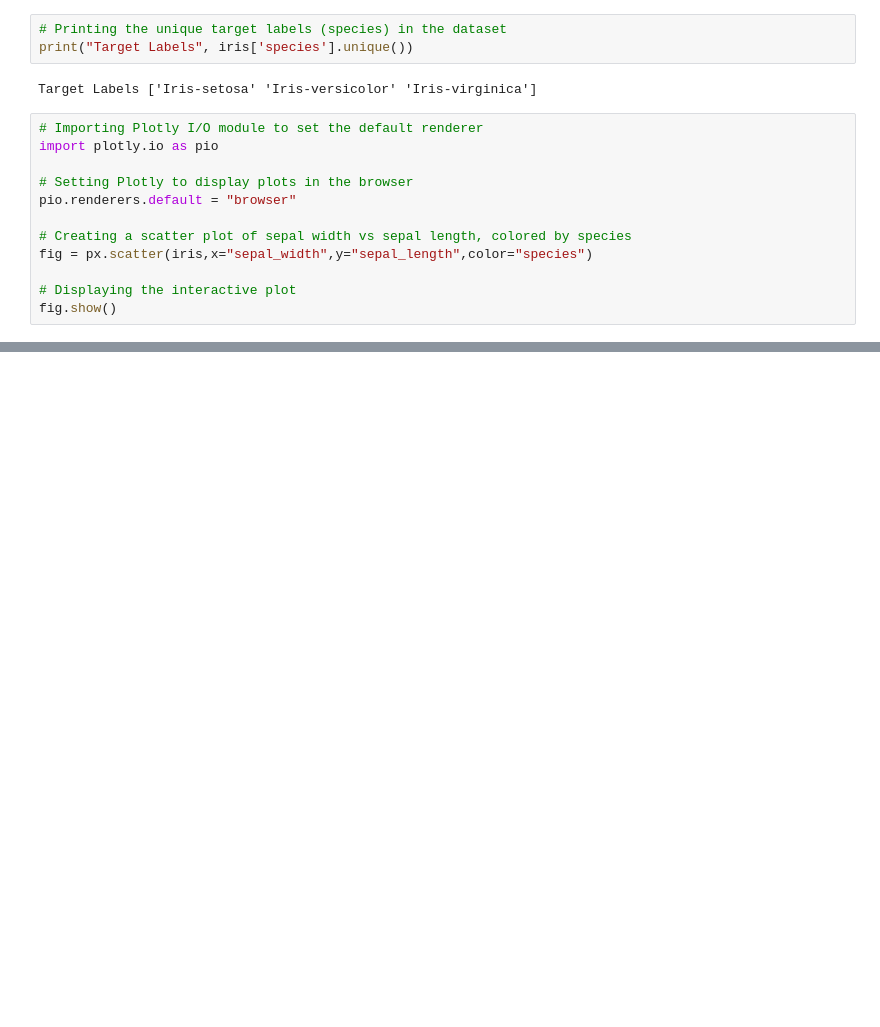
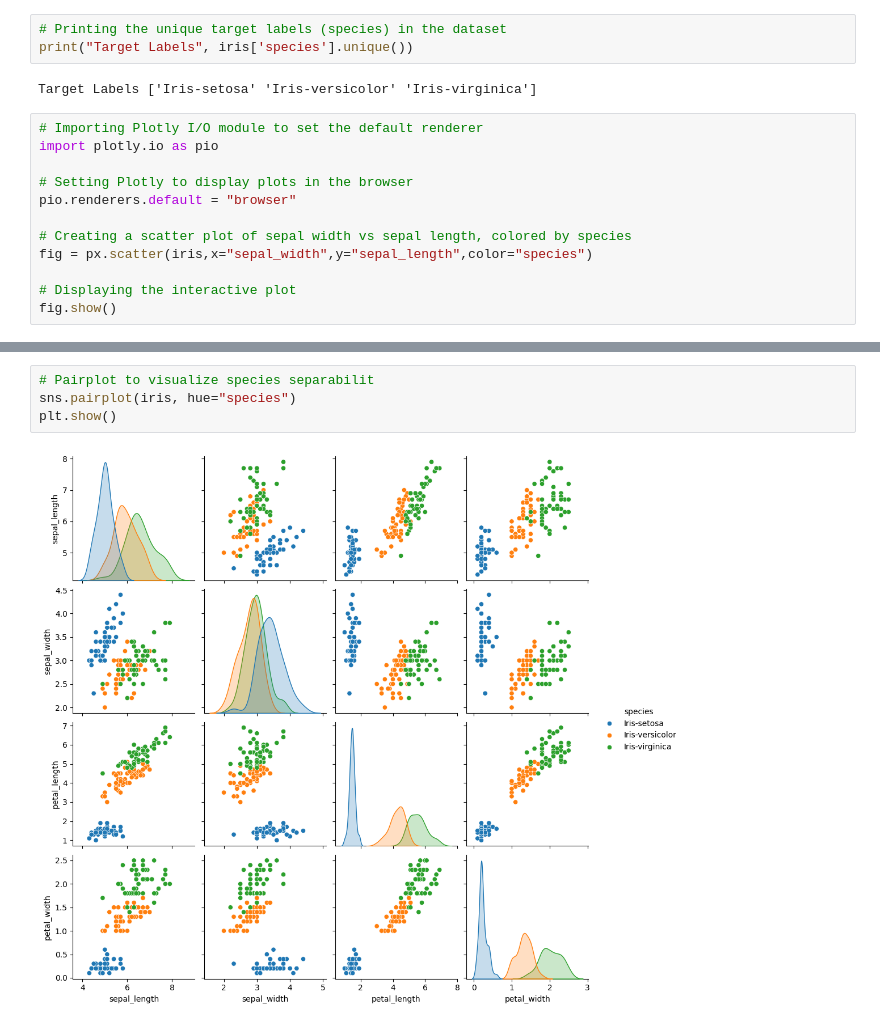
Before and after one commit to donyafallah/Iris-Flower-Classification, a Jupyter notebook: Iris_Flower_Classification.ipynb, the cells around one changed output, grey strips where cells are left out. Cells and saved outputs as stored; diff of their text form; blank space fills up the shorter version.

```diff
--- a/Iris_Flower_Classification.ipynb
+++ b/Iris_Flower_Classification.ipynb
@@ -49,0 +79,6 @@ fig.show()
+# %%
+# Pairplot to visualize species separabilit
+sns.pairplot(iris, hue="species")
+plt.show()
+# %% [output]
+[figure, added]
```
Also changed, not shown: parts of 4 cells of this notebook.
